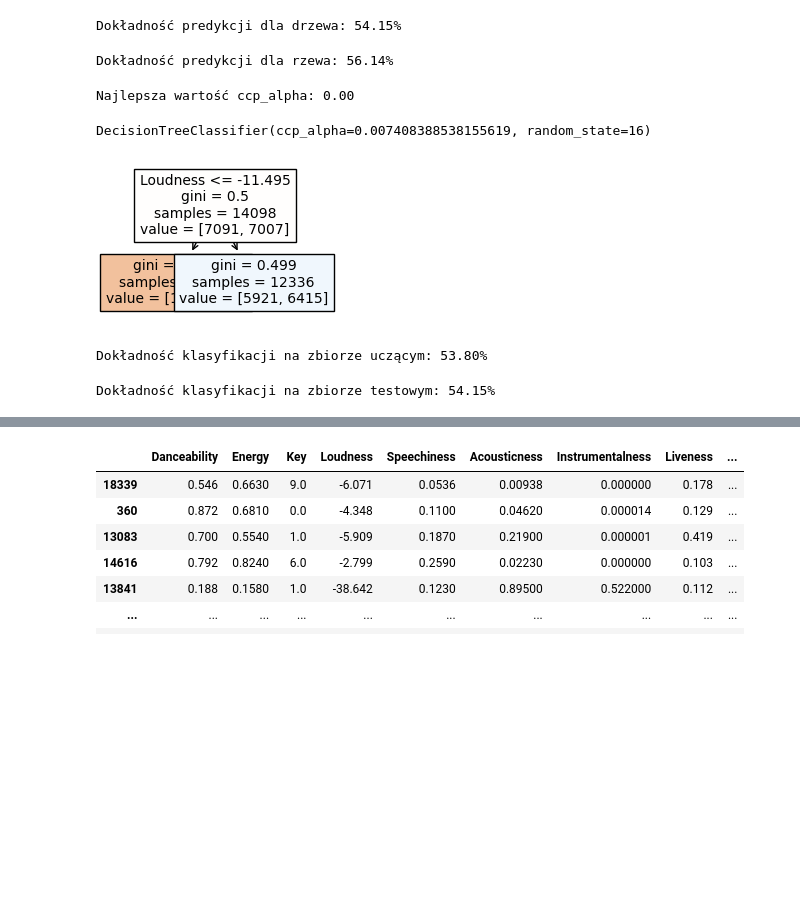
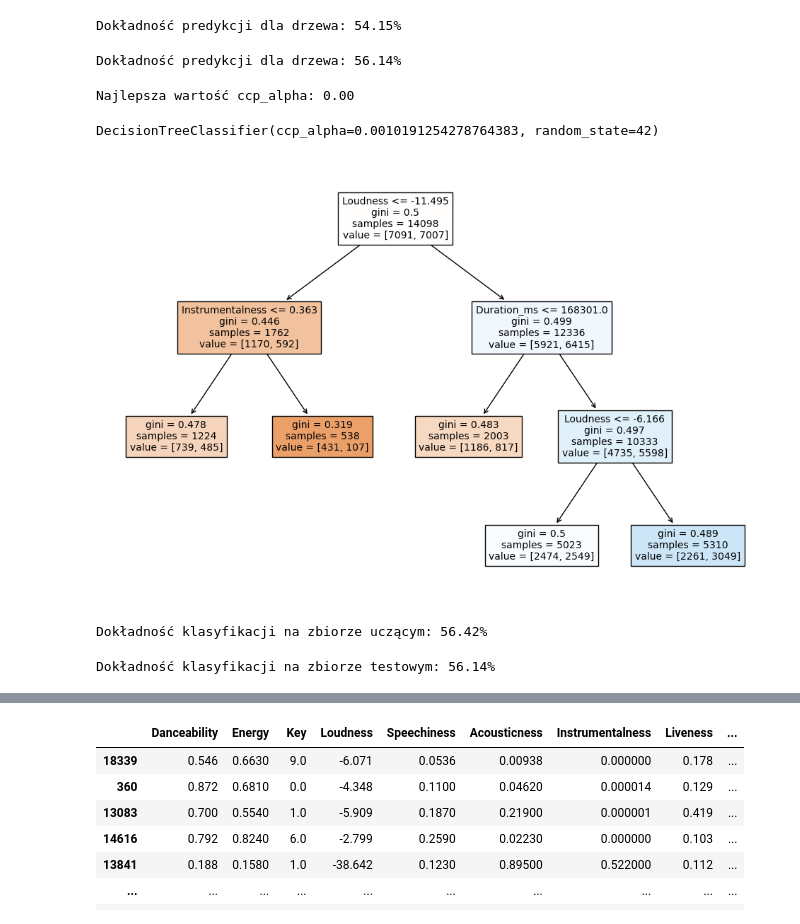
Before and after one commit to AdiKotala/Data-Mining, a Jupyter notebook: Spotify first analysis-Copy1.ipynb, the cells around one changed output, grey strips where cells are left out. Cells and saved outputs as stored; diff of their text form; code cells hidden in the pictures; blank space fills up the shorter version.

```diff
--- a/Spotify first analysis-Copy1.ipynb
+++ b/Spotify first analysis-Copy1.ipynb
@@ -173,9 +173,9 @@ Dokładność predykcji dla drzewa: 54.15%
 drzewo3 = drzewa[-4]
 y_pred - drzewo3.predict(X_test)
 accuracy = drzewo3.score(X_test, y_test)
-print("Dokładność predykcji dla rzewa: {:.2f}%".format(accuracy*100))
+print("Dokładność predykcji dla drzewa: {:.2f}%".format(accuracy*100))
 # %% [output]
-Dokładność predykcji dla rzewa: 56.14%
+Dokładność predykcji dla drzewa: 56.14%
 # %%
 from sklearn.model_selection import GridSearchCV
 
@@ -191,12 +191,12 @@ print("Najlepsza wartość ccp_alpha: {:.2f}".format(best_ccp_alpha))
 Najlepsza wartość ccp_alpha: 0.00
 # %%
 drzewo4 = DecisionTreeClassifier(random_state=16, ccp_alpha = ccp_alpha1)
-drzewo4.fit(X_train, y_train)
+drzewo3.fit(X_train, y_train)
 # %% [output]
-DecisionTreeClassifier(ccp_alpha=0.007408388538155619, random_state=16)
+DecisionTreeClassifier(ccp_alpha=0.0010191254278764383, random_state=42)
 # %%
-plt.figure(figsize=(2, 2))
-plot_tree(drzewo4, filled=True, feature_names=X.columns, fontsize=10)
+plt.figure(figsize=(12,8))
+plot_tree(drzewo3, filled=True, feature_names=X.columns, fontsize=10)
 plt.show()
 # %% [output]
-[figure, old version]
+[figure, new version]
@@ -206,19 +206,19 @@ plt.show()
 # %%
 from sklearn.metrics import accuracy_score
 # %%
-y_pred_train_ = drzewo4.predict(X_train)
+y_pred_train_ = drzewo3.predict(X_train)
 
 accuracy_train_ = accuracy_score(y_train, y_pred_train_ )
 
 print("Dokładność klasyfikacji na zbiorze uczącym: {:.2f}%".format(accuracy_train_*100))
 # %% [output]
-Dokładność klasyfikacji na zbiorze uczącym: 53.80%
+Dokładność klasyfikacji na zbiorze uczącym: 56.42%
 # %%
-y_pred_test_ = drzewo4.predict(X_test)
+y_pred_test_ = drzewo3.predict(X_test)
 accuracy_test_ = accuracy_score(y_test, y_pred_test_ )
 print("Dokładność klasyfikacji na zbiorze testowym: {:.2f}%".format(accuracy_test_*100))
 # %% [output]
-Dokładność klasyfikacji na zbiorze testowym: 54.15%
+Dokładność klasyfikacji na zbiorze testowym: 56.14%
 # %%
 from sklearn.metrics import confusion_matrix
 conf_matrix = confusion_matrix(y_test, y_pred_test_)
```
Also changed, not shown: parts of 15 cells of this notebook.
